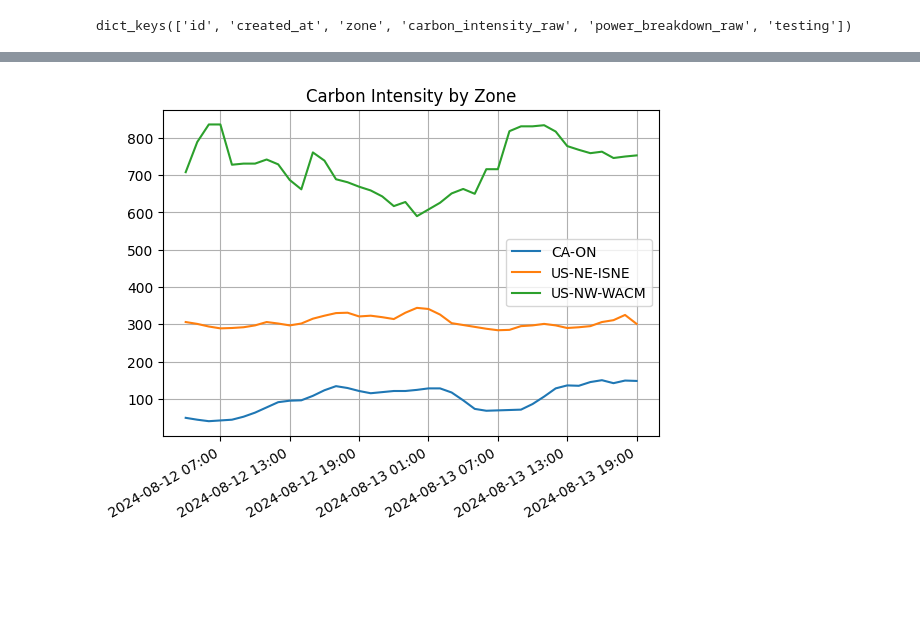
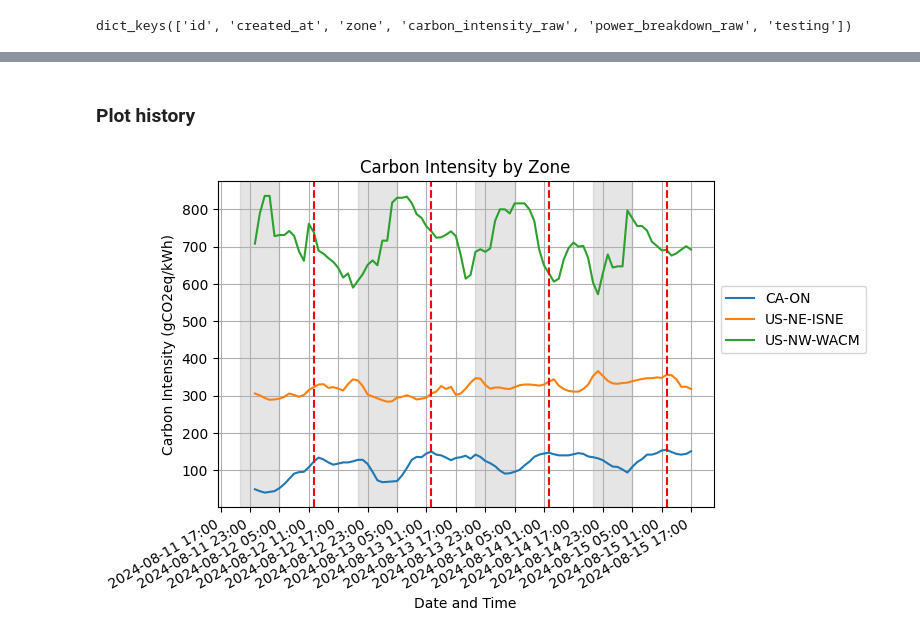
Before and after one commit to ahasha/power-supply-dashboard-analysis, a Jupyter notebook: notebooks/analyze_history.ipynb, the cells around one changed output, grey strips where cells are left out. Cells and saved outputs as stored; diff of their text form; code cells hidden in the pictures; blank space fills up the shorter version.

Commit message:
WIP on carbon intensity history from gridemissions and green button file parsing

```diff
--- a/notebooks/analyze_history.ipynb
+++ b/notebooks/analyze_history.ipynb
@@ -145,5 +86,5 @@ idx = all_records.groupby(["zone", "datetime"])['updatedAt'].idxmax()
 filtered_records = all_records.loc[idx].reset_index(drop=True)
 
 datetime_cols = ["datetime", "createdAt", "updatedAt"]
-filtered_records[datetime_cols] = filtered_records[datetime_cols].apply(pd.to_datetime)
+filtered_records[datetime_cols] = filtered_records[datetime_cols].apply(pd.to_datetime).apply(lambda x: x.dt.tz_convert("America/New_York"))
 # %%
@@ -154,26 +92,41 @@ filtered_records.query("zone == 'US-NE-ISNE' & datetime == '2024-08-13T05:00:00.
+# %% [markdown]
+### Plot history
 # %%
 import matplotlib.dates as mdates
 fig, ax = plt.subplots()
 
 for zone in filtered_records.zone.unique():
     zone_data = filtered_records.loc[filtered_records.zone == zone]
     ax.plot(zone_data.datetime, zone_data.carbonIntensity, label=zone)
 
-ax.legend()
+# Apply gray background to nighttime hours (9 PM - 5 AM)
+dates = filtered_records.datetime.dt.normalize().unique()
+
+for date in dates:
+    # Define the night interval for each date
+    night_start = date + pd.Timedelta(hours=-3)  # 9 PM
+    night_end = date + pd.Timedelta(hours=5)    # 5 AM next day
+    noon = date + pd.Timedelta(hours=12)        # 12 PM
+
+    # Add the shaded region directly using the localized timestamps
+    ax.axvspan(night_start, night_end, color='gray', alpha=0.2)
+    ax.axvline(noon, color='red', linestyle='--')
+
 # Set major locator to every hour
-ax.xaxis.set_major_locator(mdates.HourLocator(interval=6))
+ax.xaxis.set_major_locator(mdates.HourLocator(interval=6, tz="America/New_York"))
 
 # Set major formatter to show date and time
-ax.xaxis.set_major_formatter(mdates.DateFormatter('%Y-%m-%d %H:%M'))
+ax.xaxis.set_major_formatter(mdates.DateFormatter('%Y-%m-%d %H:%M', tz="America/New_York"))
 
 # Optional: rotate and align the tick labels so they look better
 plt.setp(ax.get_xticklabels(), rotation=45, ha='right')
-
 # Optional: add grid for better readability
 ax.grid(True)
+ax.legend(bbox_to_anchor=(1, 0.7))
 ax.set_title("Carbon Intensity by Zone")
-
+ax.set_ylabel("Carbon Intensity (gCO2eq/kWh)")
+ax.set_xlabel("Date and Time")
 fig.autofmt_xdate()
 plt.show()
 # %% [output]
-[figure, old version]
+[figure, new version]
```
Also changed, not shown: parts of 16 cells of this notebook, 12 other files.
